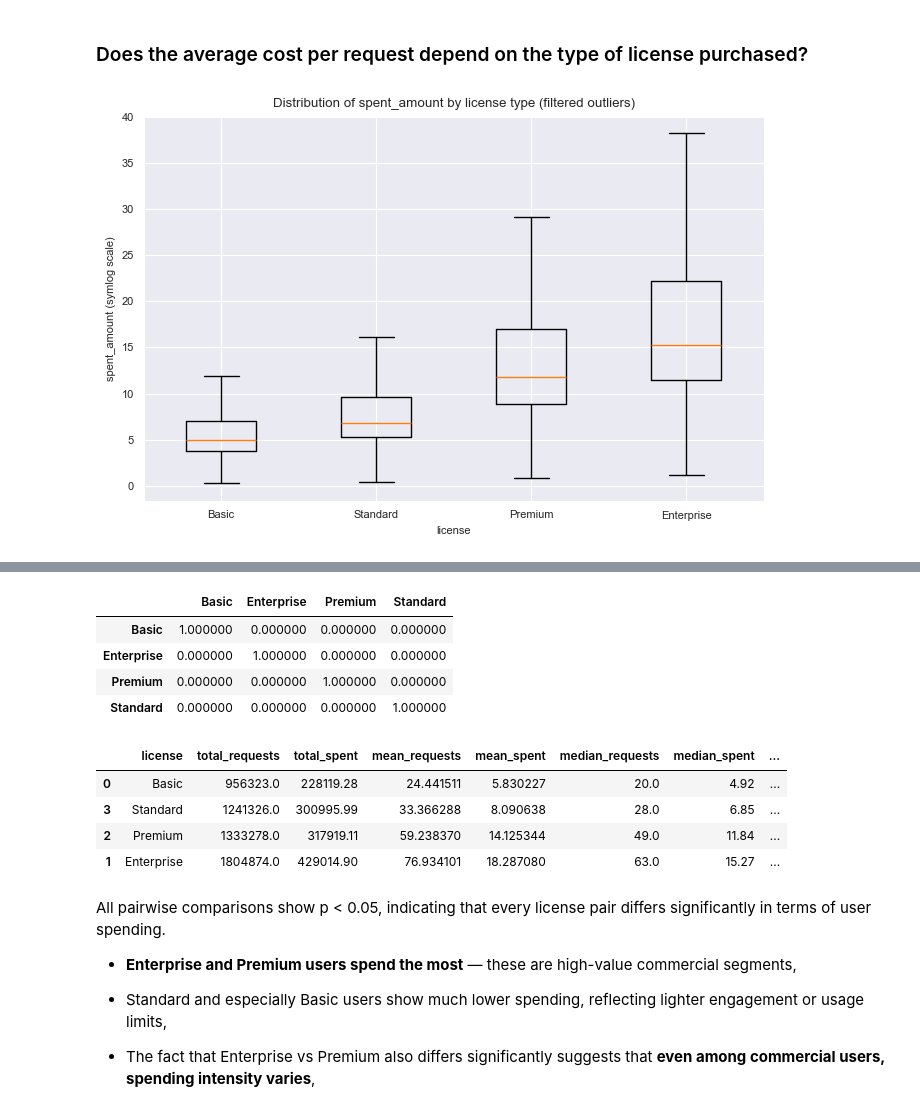
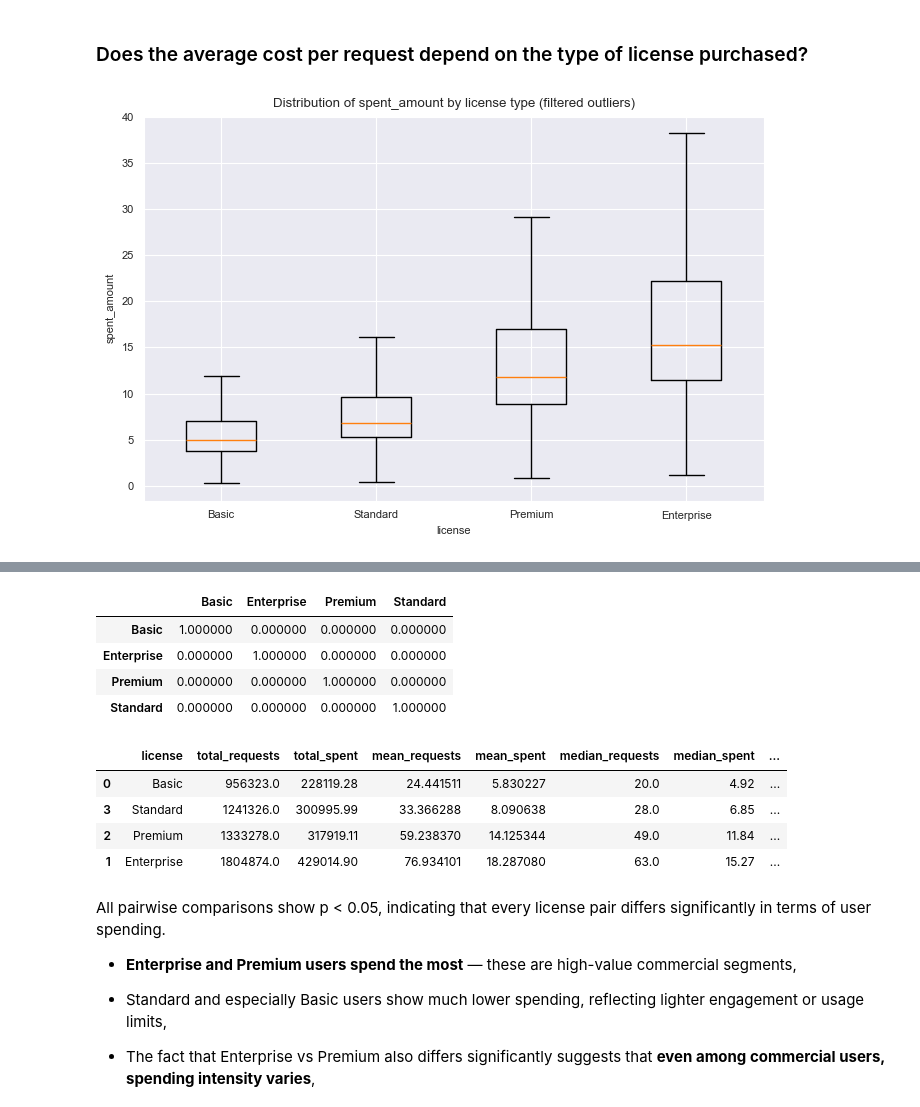
Before and after one commit to dominika-piechota/Analytics-of-ML-Features, a Jupyter notebook: analysis.ipynb, the cells around one changed output, grey strips where cells are left out. Cells and saved outputs as stored; diff of their text form; code cells hidden in the pictures.

```diff
--- a/analysis.ipynb
+++ b/analysis.ipynb
@@ -446,38 +446,39 @@ by_license = by_license.sort_values('total_spent', ascending=True)
 
 # boxplots
 licenses =by_license['license']
 data_to_plot = [df.loc[df['license']==lic,'spent_amount'] for lic in licenses]
 plt.boxplot(data_to_plot, tick_labels=licenses, showfliers=False)
 plt.xlabel('license')
-plt.ylabel('spent_amount (symlog scale)')
+plt.ylabel('spent_amount')
 plt.title('Distribution of spent_amount by license type (filtered outliers)')
 plt.show()
 
 # data preparation for testing
 license_groups = [df.loc[df['license'] == lic, 'spent_amount'] for lic in df['license'].unique()]
 
 # Kruskal-Wallis test
 stat, p = kruskal(*license_groups)
-print(f"Kruskal–Wallis H = {stat:.3f}, p-value = {p:.6f}")
+print(f"\n\nKruskal–Wallis H = {stat:.3f}, p-value = {p:.6f}")
 
 if p < 0.05:
-    print("→ Statistically significant differences between license groups (α = 0.05).")
+    print("→ Statistically significant differences between license groups (α = 0.05).\n\n")
 else:
-    print("→ No statistically significant differences between license groups.\n")
+    print("→ No statistically significant differences between license groups.\n\n")
 
 # post-hoc Dunn’s test (pairwise)
 posthoc = sp.posthoc_dunn(df, val_col='spent_amount', group_col='license', p_adjust='bonferroni')
 
 posthoc = posthoc.map(lambda x: f"{x:.6f}")
 print("\nPairwise Dunn test (Bonferroni-adjusted p-values):")
 display(posthoc)
 
 mean_pvalues = posthoc.map(float).mean(axis=1).round(6)
 by_license['mean_pvalue_vs_others'] = mean_pvalues.values
 
+print("\n\n")
 display(by_license)
 # %% [output]
-[figure, old version]
+[figure, new version]
 Kruskal–Wallis H = 56753.567, p-value = 0.000000
 → Statistically significant differences between license groups (α = 0.05).
 
```
Also changed, not shown: parts of 5 cells of this notebook.
